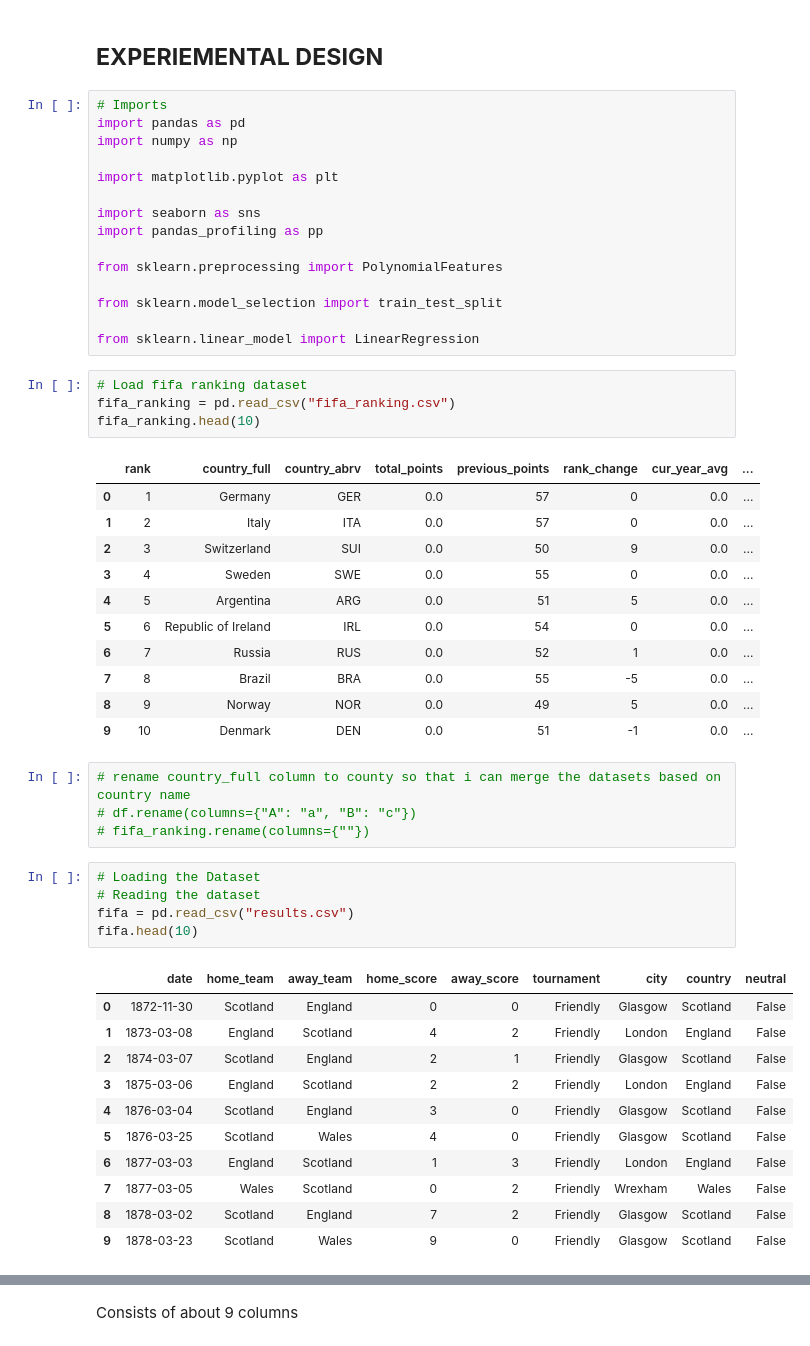
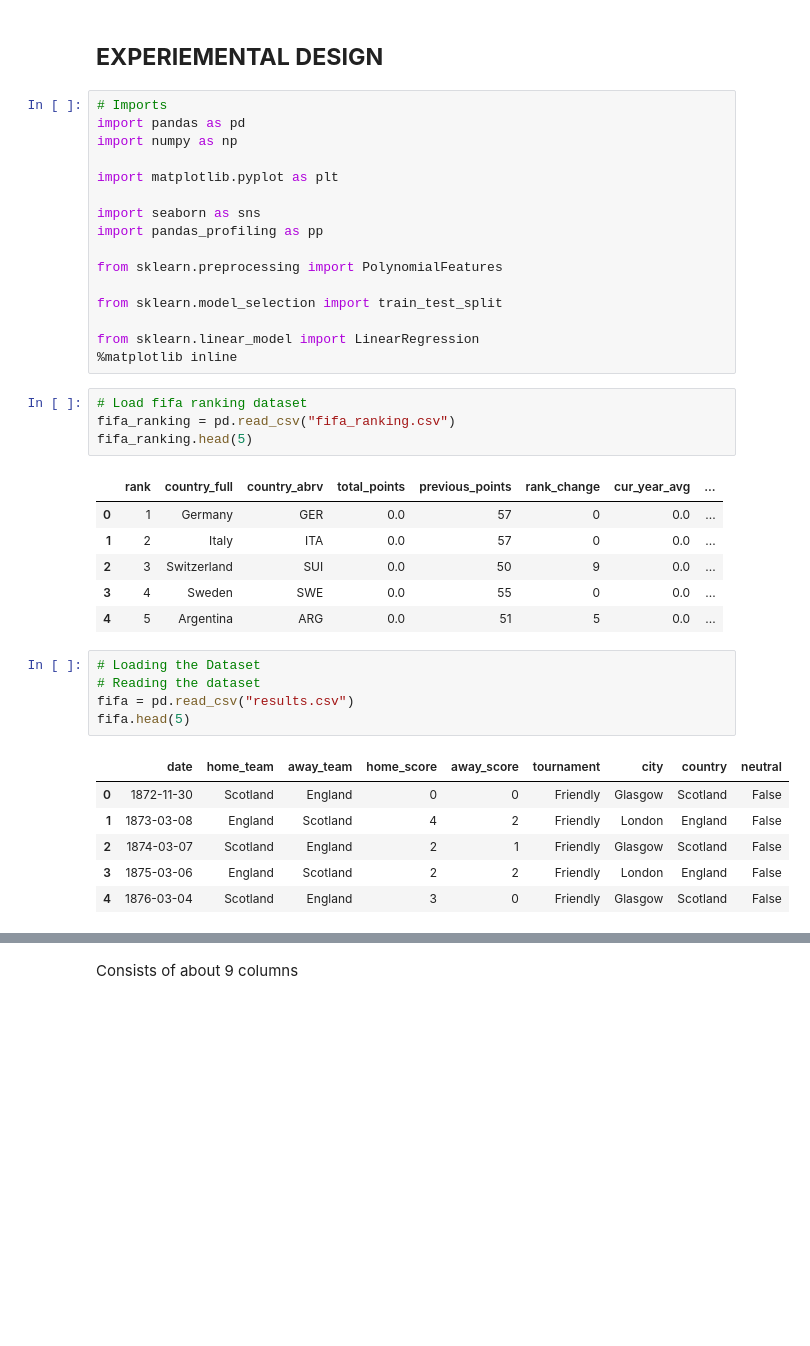
Before and after one commit to codybaraks/Mchezopesa-Ltd, a Jupyter notebook: Mchezopesa_Ltd.ipynb, the cells around one changed output, grey strips where cells are left out. Saved outputs shown, nothing was run; the diff lists cells and outputs as text; blank space fills up the shorter version.

```diff
--- a/Mchezopesa_Ltd.ipynb
+++ b/Mchezopesa_Ltd.ipynb
@@ -23,10 +23,11 @@ from sklearn.preprocessing import PolynomialFeatures
 from sklearn.model_selection import train_test_split
 
 from sklearn.linear_model import LinearRegression
+%matplotlib inline
 # %%
 # Load fifa ranking dataset
 fifa_ranking = pd.read_csv("fifa_ranking.csv")
-fifa_ranking.head(10)
+fifa_ranking.head(5)
 # %% [output]
 |  | rank | country_full | country_abrv | total_points | previous_points | rank_change | cur_year_avg | ... |
 | 0 | 1 | Germany | GER | 0.0 | 57 | 0 | 0.0 | ... |
@@ -34,29 +35,15 @@ fifa_ranking.head(10)
 | 2 | 3 | Switzerland | SUI | 0.0 | 50 | 9 | 0.0 | ... |
 | 3 | 4 | Sweden | SWE | 0.0 | 55 | 0 | 0.0 | ... |
 | 4 | 5 | Argentina | ARG | 0.0 | 51 | 5 | 0.0 | ... |
-| 5 | 6 | Republic of Ireland | IRL | 0.0 | 54 | 0 | 0.0 | ... |
-| 6 | 7 | Russia | RUS | 0.0 | 52 | 1 | 0.0 | ... |
-| 7 | 8 | Brazil | BRA | 0.0 | 55 | -5 | 0.0 | ... |
-| 8 | 9 | Norway | NOR | 0.0 | 49 | 5 | 0.0 | ... |
-| 9 | 10 | Denmark | DEN | 0.0 | 51 | -1 | 0.0 | ... |
-# %%
-# rename country_full column to county so that i can merge the datasets based on country name
-# df.rename(columns={"A": "a", "B": "c"})
-# fifa_ranking.rename(columns={""})
 # %%
 # Loading the Dataset
 # Reading the dataset
 fifa = pd.read_csv("results.csv")
-fifa.head(10)
+fifa.head(5)
 # %% [output]
 |  | date | home_team | away_team | home_score | away_score | tournament | city | country | neutral |
 | 0 | 1872-11-30 | Scotland | England | 0 | 0 | Friendly | Glasgow | Scotland | False |
 | 1 | 1873-03-08 | England | Scotland | 4 | 2 | Friendly | London | England | False |
 | 2 | 1874-03-07 | Scotland | England | 2 | 1 | Friendly | Glasgow | Scotland | False |
 | 3 | 1875-03-06 | England | Scotland | 2 | 2 | Friendly | London | England | False |
 | 4 | 1876-03-04 | Scotland | England | 3 | 0 | Friendly | Glasgow | Scotland | False |
-| 5 | 1876-03-25 | Scotland | Wales | 4 | 0 | Friendly | Glasgow | Scotland | False |
-| 6 | 1877-03-03 | England | Scotland | 1 | 3 | Friendly | London | England | False |
-| 7 | 1877-03-05 | Wales | Scotland | 0 | 2 | Friendly | Wrexham | Wales | False |
-| 8 | 1878-03-02 | Scotland | England | 7 | 2 | Friendly | Glasgow | Scotland | False |
-| 9 | 1878-03-23 | Scotland | Wales | 9 | 0 | Friendly | Glasgow | Scotland | False |
```
Also changed, not shown: parts of 38 cells of this notebook.
